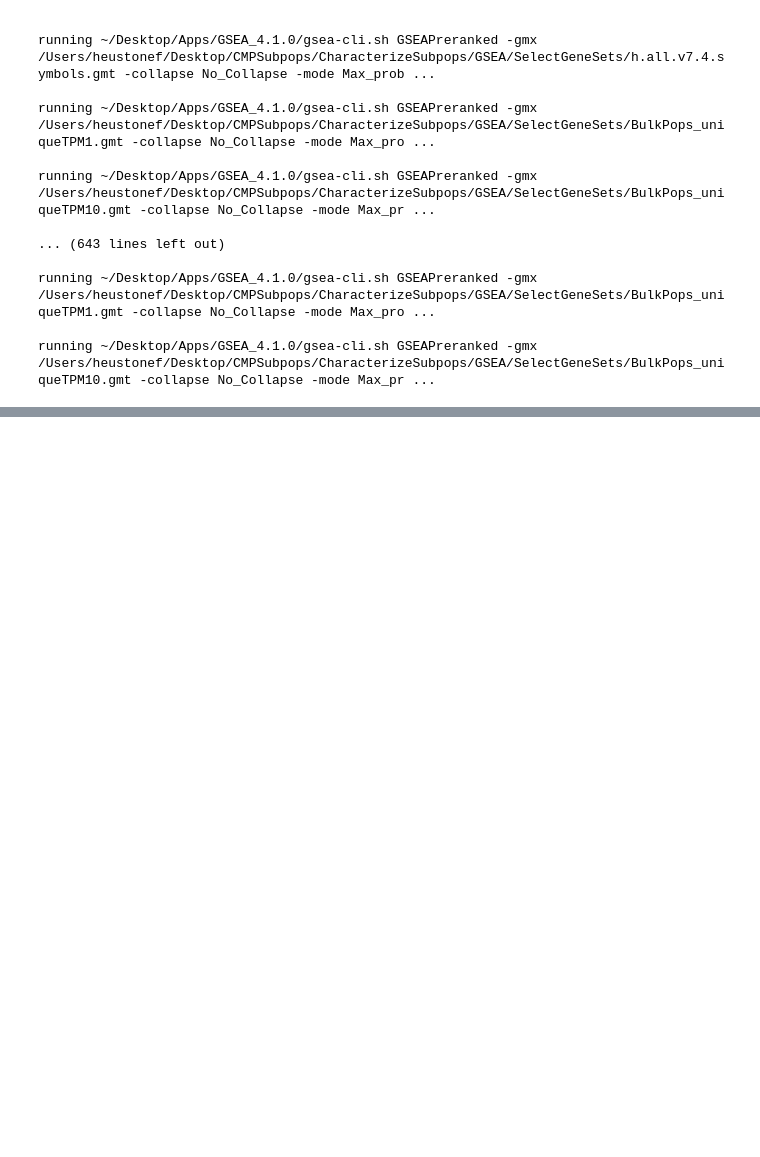
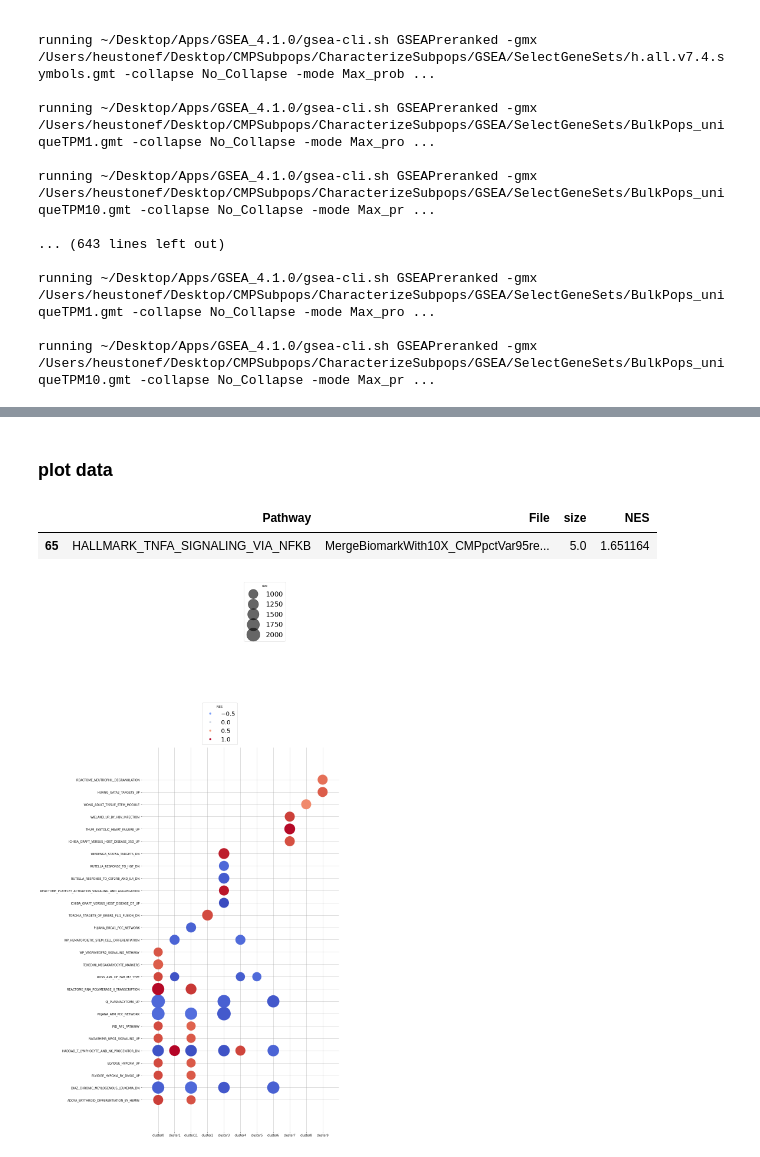
Before and after one commit to efheuston/msAggr_scRNASeq, a Jupyter notebook: GSEA_commandLineScript.ipynb, the cells around one changed output, grey strips where cells are left out. Saved outputs shown, nothing was run; the diff lists cells and outputs as text; code cells hidden in the pictures; blank space fills up the shorter version.

Commit message:
Added MergeBiomarkWith10X-CMP GSEA bubble plot

```diff
--- a/GSEA_commandLineScript.ipynb
+++ b/GSEA_commandLineScript.ipynb
@@ -236,0 +315,36 @@ running ~/Desktop/Apps/GSEA_4.1.0/gsea-cli.sh GSEAPreranked -gmx /Users/heustone
+# %% [markdown]
+### plot data
+# %%
+sigDF[sigDF.File.str.endswith('h.all.v7.4.symbols')]
+# sigDF.File[0]
+# %% [output]
+|  | Pathway | File | size | NES |
+| 65 | HALLMARK_TNFA_SIGNALING_VIA_NFKB | MergeBiomarkWith10X_CMPpctVar95re... | 5.0 | 1.651164 |
+# %%
+plotDF = sigDF.copy()
+plotDF = plotDF[plotDF.File.str.endswith('c2.all.v7.4.symbols')]
+plotDF.File = plotDF.File.apply(lambda x: re.search('(cluster\d{1,2})', x).group(0))
+
+# Normalize size and NES score for plotting
+plotDF = plotDF.sort_values(['File', 'Pathway'])
+size_norm = plotDF['size']/plotDF['size'].max()
+nes_norm = plotDF['NES']/plotDF['NES'].max()
+
+fig, ax = plt.subplots(figsize = (12,24))
+scatter = ax.scatter(data = plotDF, x = 'File', y = 'Pathway', c = nes_norm, s = size_norm * 2000, cmap = 'coolwarm')
+ax.margins(y = .1, x = .1)
+ax.grid(True)
+ax.set_axisbelow(True)
+plt.box(on = None)
+
+# produce a legend with the unique colors from the scatter
+legend1 = ax.legend(*scatter.legend_elements(num = 5), loc="lower right", title="NES", bbox_to_anchor=(.5, 1), prop={'size': 20}) # note color is normalized
+ax.add_artist(legend1)
+
+# produce a legend with a cross section of sizes from the scatter
+handles, labels = scatter.legend_elements(num =5, prop="sizes", alpha=0.6)
+legend2 = ax.legend(handles, labels, loc="upper left", title="size", bbox_to_anchor=(.5,1.44), prop={'size': 23}) # note size is normalized
+
+plt.show()
+# %% [output]
+[figure, added]
```
Also changed, not shown: parts of 7 cells of this notebook.
